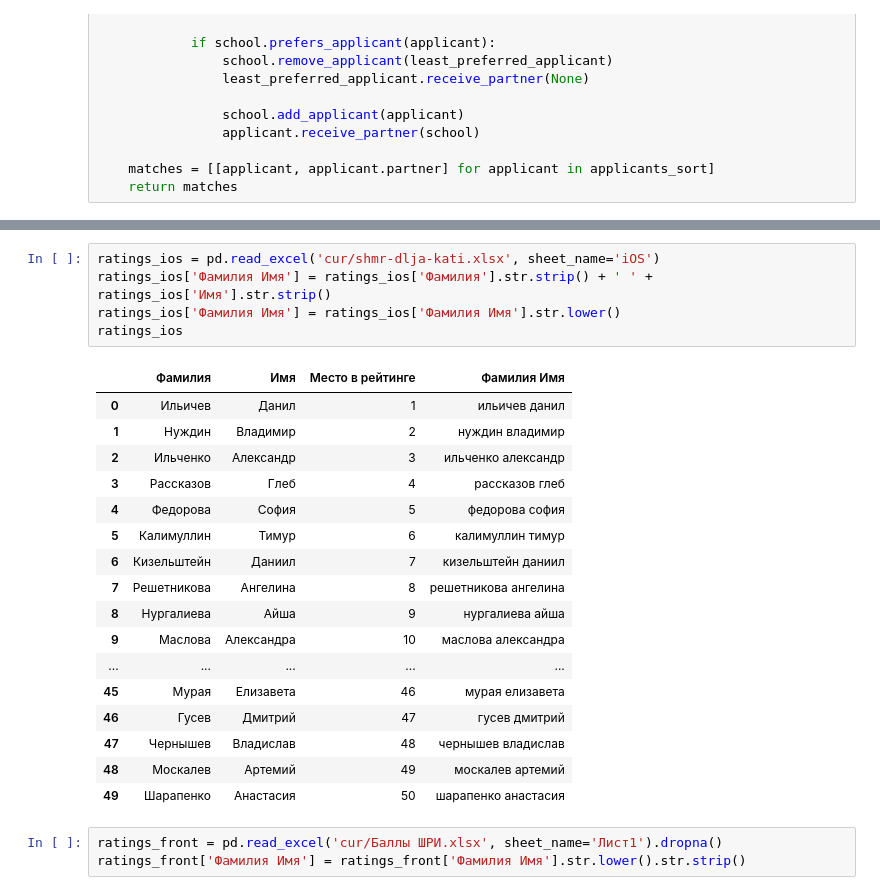
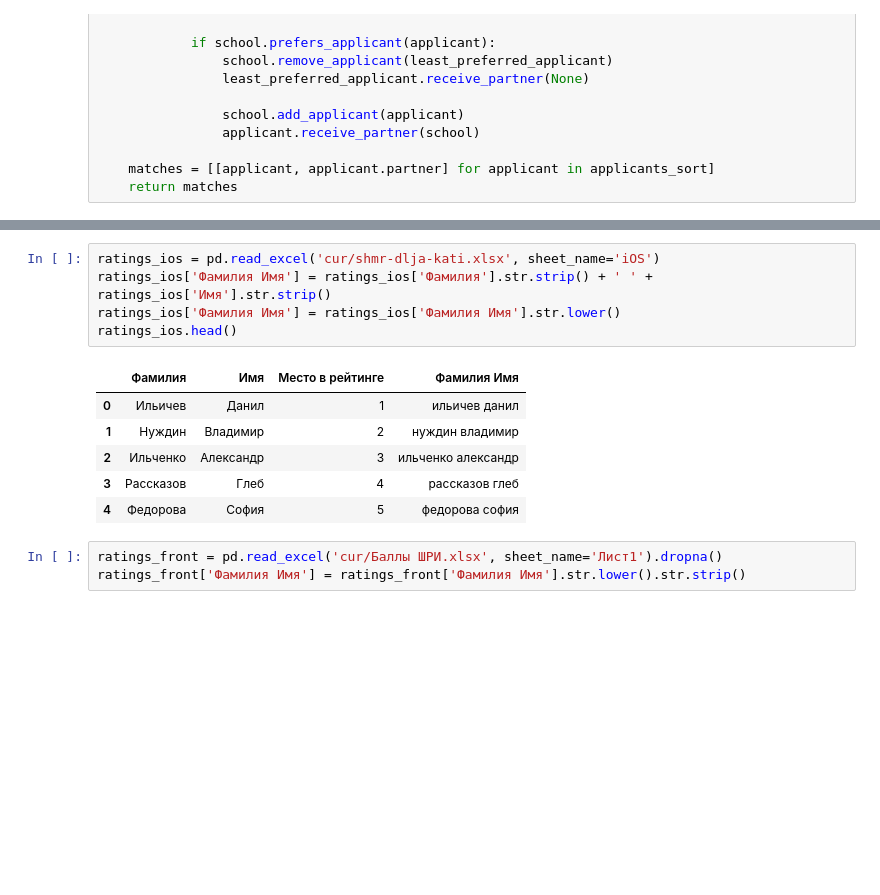
Before and after one commit to stepanskiba/match_master, a Jupyter notebook: test_developers.ipynb, the cells around one changed output, grey strips where cells are left out. Saved outputs shown, nothing was run; the diff lists cells and outputs as text; blank space fills up the shorter version.

```diff
--- a/test_developers.ipynb
+++ b/test_developers.ipynb
@@ -138,26 +116,15 @@ ratings_android
 # %%
 ratings_ios = pd.read_excel('cur/shmr-dlja-kati.xlsx', sheet_name='iOS')
 ratings_ios['Фамилия Имя'] = ratings_ios['Фамилия'].str.strip() + ' ' + ratings_ios['Имя'].str.strip()
 ratings_ios['Фамилия Имя'] = ratings_ios['Фамилия Имя'].str.lower()
-ratings_ios
+ratings_ios.head()
 # %% [output]
 |  | Фамилия | Имя | Место в рейтинге | Фамилия Имя |
 | 0 | Ильичев | Данил | 1 | ильичев данил |
 | 1 | Нуждин | Владимир | 2 | нуждин владимир |
 | 2 | Ильченко | Александр | 3 | ильченко александр |
 | 3 | Рассказов | Глеб | 4 | рассказов глеб |
 | 4 | Федорова | София | 5 | федорова софия |
-| 5 | Калимуллин | Тимур | 6 | калимуллин тимур |
-| 6 | Кизельштейн | Даниил | 7 | кизельштейн даниил |
-| 7 | Решетникова | Ангелина | 8 | решетникова ангелина |
-| 8 | Нургалиева | Айша | 9 | нургалиева айша |
-| 9 | Маслова | Александра | 10 | маслова александра |
-| ... | ... | ... | ... | ... |
-| 45 | Мурая | Елизавета | 46 | мурая елизавета |
-| 46 | Гусев | Дмитрий | 47 | гусев дмитрий |
-| 47 | Чернышев | Владислав | 48 | чернышев владислав |
-| 48 | Москалев | Артемий | 49 | москалев артемий |
-| 49 | Шарапенко | Анастасия | 50 | шарапенко анастасия |
 # %%
 ratings_front = pd.read_excel('cur/Баллы ШРИ.xlsx', sheet_name='Лист1').dropna()
 ratings_front['Фамилия Имя'] = ratings_front['Фамилия Имя'].str.lower().str.strip()
```
Also changed, not shown: parts of 13 cells of this notebook.
